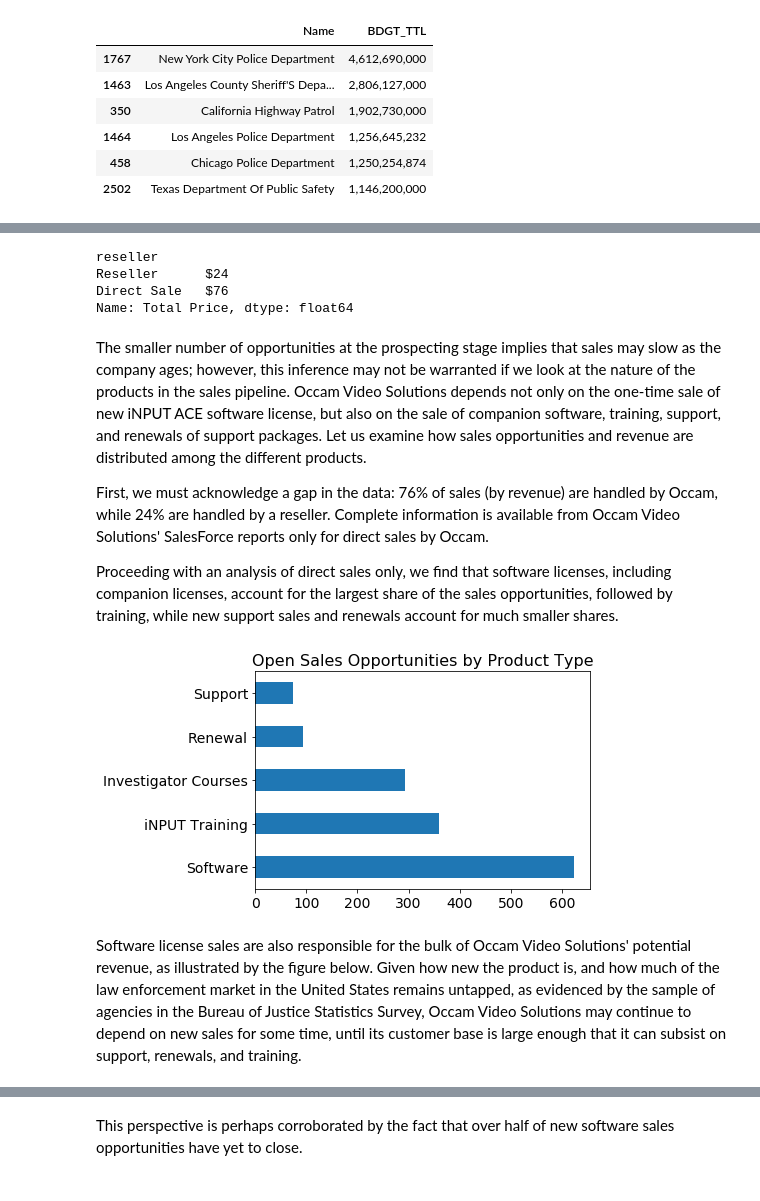
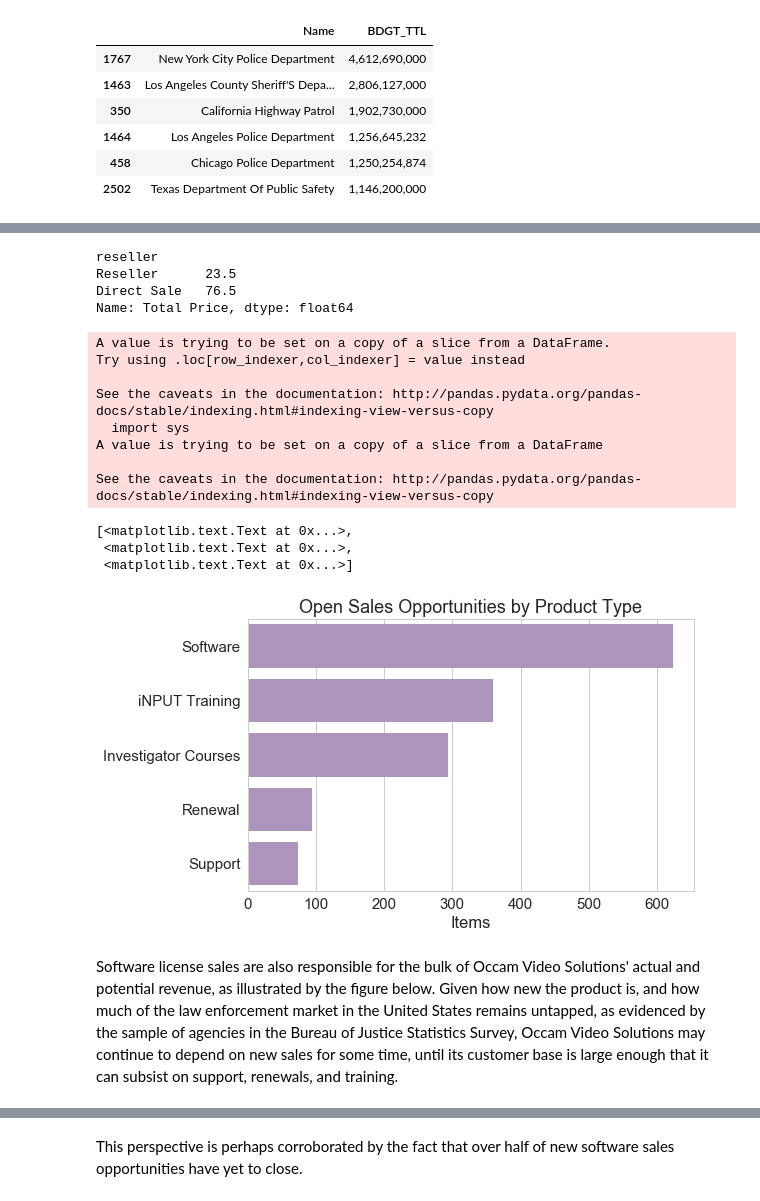
Before and after one commit to tefoneill/Thinkful-Data-Science-Bootcamp, a Jupyter notebook: iNPUT-ACE Notes.ipynb, the cells around one changed output, grey strips where cells are left out. Cells and saved outputs as stored; diff of their text form; code cells hidden in the pictures.

```diff
--- a/iNPUT-ACE Notes.ipynb
+++ b/iNPUT-ACE Notes.ipynb
@@ -35,11 +35,16 @@ import matplotlib.pyplot as plt
 from matplotlib import cm
 import matplotlib.ticker as mtick
 %matplotlib inline
-import time
 import datetime
 from datetime import date
 #import statsmodels.api as sm
 #from statsmodels.formula.api import ols
+from scipy.stats import ttest_ind
+import seaborn as sns
+sns.set_style("whitegrid")
+sns.color_palette("Set2", 10)
+sns.set_context("notebook", font_scale=1.5, rc={"lines.linewidth": 2.5})
+import time
 # %%
 #import the data
 campaigns = pd.read_csv('campaigns.csv')
@@ -423,33 +475,50 @@ plt.title('Sales Opportunities at Each Stage of the Pipeline', fontsize=16)
 # %%
+#Check how many sales are handled by the reseller, identified by a string 'Ocean' in the 'Opportunity Name' field.
+pd.options.display.float_format = '{:,.1f}'.format
 opportunities['reseller'] = 'Direct Sale'
 opportunities.loc[(opportunities['Opportunity Name'].str.contains('Ocean')), ['reseller']] = 'Reseller'
 
-#ocean=opportunities.groupby('reseller').sum()['Total Price'].sort_values(ascending=False)
 ocean_percent = opportunities.groupby('reseller').sum()['Total Price'].transform(lambda x: x/sum(x) *100)
 ocean_percent.sort_values(inplace=True, ascending=True)
 print(ocean_percent)
 # %% [output]
 reseller
-Reseller      $24
-Direct Sale   $76
+Reseller      23.5
+Direct Sale   76.5
 Name: Total Price, dtype: float64
-# %% [markdown]
-The smaller number of opportunities at the prospecting stage implies that sales may slow as the company ages; however, this inference may not be warranted if we look at the nature of the products in the sales pipeline. Occam Video Solutions depends not only on the one-time sale of new iNPUT ACE software license, but also on the sale of companion software, training, support, and renewals of support packages. Let us examine how sales opportunities and revenue are distributed among the different products.
-
-First, we must acknowledge a gap in the data: 76% of sales (by revenue) are handled by Occam, while 24% are handled by a reseller. Complete information is available from Occam Video Solutions' SalesForce reports only for direct sales by Occam.
-
-Proceeding with an analysis of direct sales only, we find that software licenses, including companion licenses, account for the largest share of the sales opportunities, followed by training, while new support sales and renewals account for much smaller shares.
 # %%
+#Take the subset of opportunities that are still open.
 open_opp = opportunities[opportunities['Stage']!='Closed Lost']
-quant_by_type=open_opp.groupby('Product Family').sum()['Quantity'].sort_values(ascending=False)
-ax = quant_by_type.plot.barh(fontsize=14)
-ax.set_title('Open Sales Opportunities by Product Type', fontsize=16)
-plt.ylabel('Total Price')
-plt.ylabel('')
-plt.xlabel('')
-plt.show()
+#quant_by_type=open_opp.groupby('Product Family').sum()['Quantity'].sort_values(ascending=False)
+
+#Count how many items per product type are in open opportunities.
+grouped=open_opp.groupby('Product Family')
+open_opp['quant_by_type']=grouped['Quantity'].transform('sum')
+open_opp.sort_values(by='quant_by_type', ascending=False, inplace=True)
+
+plt.figure(figsize=(8, 5))
+ax=sns.barplot(x='quant_by_type', y="Product Family", data=open_opp, color="#af8dc3")
+ax.set(xlabel='Items', ylabel='', title='Open Sales Opportunities by Product Type')
+
+#ax = quant_by_type.plot.barh(fontsize=14)
+#ax.set_title('Open Sales Opportunities by Product Type', fontsize=16)
+#plt.ylabel('Total Price')
+#plt.ylabel('')
+#plt.xlabel('')
+#plt.show()
 # %% [output]
+A value is trying to be set on a copy of a slice from a DataFrame.
+Try using .loc[row_indexer,col_indexer] = value instead
+
+See the caveats in the documentation: http://pandas.pydata.org/pandas-docs/stable/indexing.html#indexing-view-versus-copy
+  import sys
+A value is trying to be set on a copy of a slice from a DataFrame
+
+See the caveats in the documentation: http://pandas.pydata.org/pandas-docs/stable/indexing.html#indexing-view-versus-copy
+[<matplotlib.text.Text at 0x...>,
+ <matplotlib.text.Text at 0x...>,
+ <matplotlib.text.Text at 0x...>]
-[figure, old version]
+[figure, new version]
 # %% [markdown]
-Software license sales are also responsible for the bulk of Occam Video Solutions' potential revenue, as illustrated by the figure below. Given how new the product is, and how much of the law enforcement market in the United States remains untapped, as evidenced by the sample of agencies in the Bureau of Justice Statistics Survey, Occam Video Solutions may continue to depend on new sales for some time, until its customer base is large enough that it can subsist on support, renewals, and training.
+Software license sales are also responsible for the bulk of Occam Video Solutions' actual and potential revenue, as illustrated by the figure below. Given how new the product is, and how much of the law enforcement market in the United States remains untapped, as evidenced by the sample of agencies in the Bureau of Justice Statistics Survey, Occam Video Solutions may continue to depend on new sales for some time, until its customer base is large enough that it can subsist on support, renewals, and training.
 # %%
```
Also changed, not shown: parts of 67 cells of this notebook.
